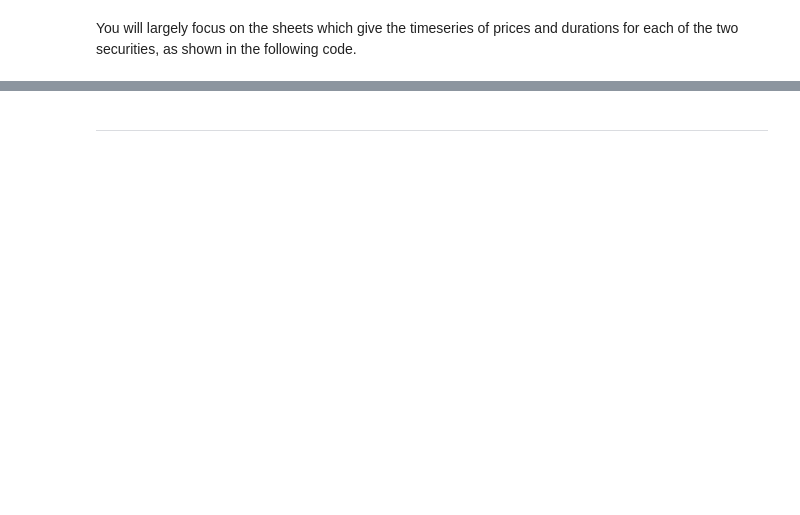
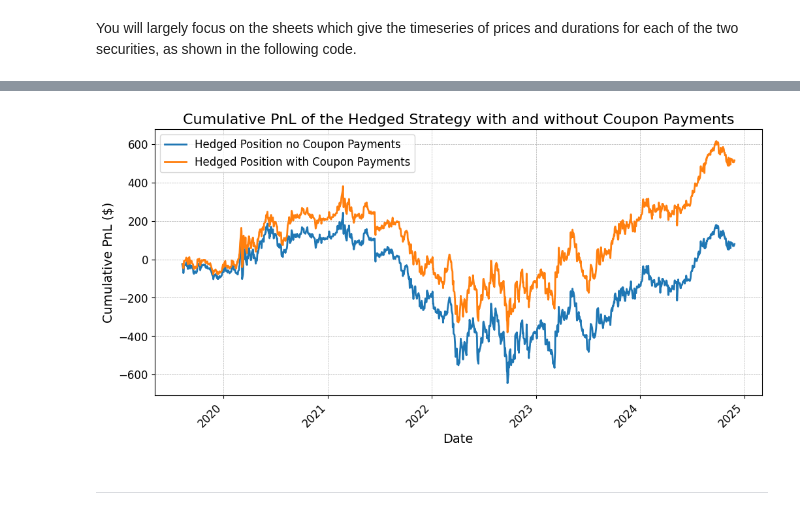
Before and after one commit to ArturoCharleston/finm-fixedincome-2025, a Jupyter notebook: homework/Homework 2_Arturo.ipynb, the cells around one changed output, grey strips where cells are left out. Saved outputs shown, nothing was run; the diff lists cells and outputs as text; code cells hidden in the pictures; blank space fills up the shorter version.

```diff
--- a/homework/Homework 2_Arturo.ipynb
+++ b/homework/Homework 2_Arturo.ipynb
@@ -323,0 +464,7 @@ Account for the coupons in the PnL calculations of `2.2`. Report the updated PnL
+# %%
+data.sort_values(by = ['KYTREASNO', 'quote date'], inplace=True)
+accrued_int = data.pivot_table(index='quote date', columns='KYTREASNO', values='accrued int')
+
+coupon_dates = accrued_int.diff().apply(lambda x: x < 0).any(axis=1)
+coupon_dates = coupon_dates[coupon_dates == True]
+coupon_dates.iloc[:5]
@@ -323,0 +483,12 @@ Account for the coupons in the PnL calculations of `2.2`. Report the updated PnL
+# %%
+hedged_position['Coupon Long'] = 0
+hedged_position['Coupon Short'] = 0
+
+hedged_position.loc[coupon_dates.index, 'Coupon Long'] = data_info.loc[id_long, 'cpn rate']/2
+hedged_position.loc[coupon_dates.index, 'Coupon Short'] = data_info.loc[id_short, 'cpn rate']/2
+
+hedged_position['Coupon pnl'] = (hedged_position['Coupon Long'] * hedged_position['Long'].shift()) + (hedged_position['Coupon Short'] * hedged_position['Short'].shift())
+
+hedged_position['Total pnl'] = hedged_position['Net pnl'] + hedged_position['Coupon pnl']
+
+hedged_position[['Net pnl', 'Coupon pnl', 'Total pnl']].describe().drop(index=['count']).style.format('${:,.2f}')
@@ -324,2 +504,30 @@ Account for the coupons in the PnL calculations of `2.2`. Report the updated PnL
+# %%
+# Plot the cumulative PnL for both strategies
+fig, ax = plt.subplots(figsize=(12, 6))
+
+# Plot the cumulative PnL
+hedged_position[['Net pnl', 'Total pnl']].cumsum().plot(ax=ax, linewidth=2)
+
+# Set titles and labels
+ax.set_title('Cumulative PnL of the Hedged Strategy with and without Coupon Payments', fontsize=16)
+ax.set_xlabel('Date', fontsize=14)
+ax.set_ylabel('Cumulative PnL ($)', fontsize=14)
+
+# Add gridlines
+ax.grid(True, which='both', linestyle='--', linewidth=0.5)
+
+# Add a legend
+ax.legend(['Hedged Position no Coupon Payments', 'Hedged Position with Coupon Payments'], fontsize=12)
+
+# Customize tick parameters
+ax.tick_params(axis='both', which='major', labelsize=12)
+
+# Rotate x-axis labels for better readability
+plt.xticks(rotation=45)
+
+# Show the plot
+plt.show()
+# %% [output]
+[figure, added]
 # %% [markdown]
 ***
```
Also changed, not shown: parts of 20 cells of this notebook, 1 other file.
